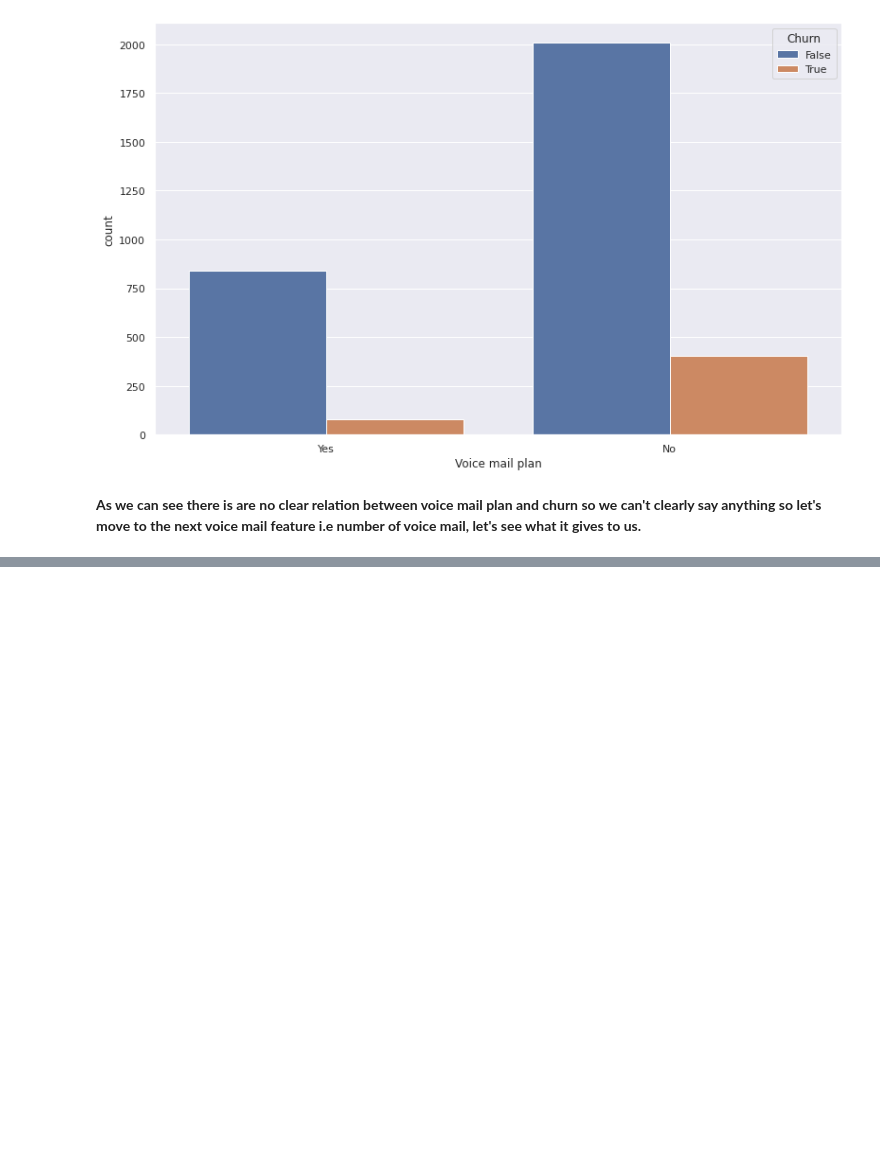
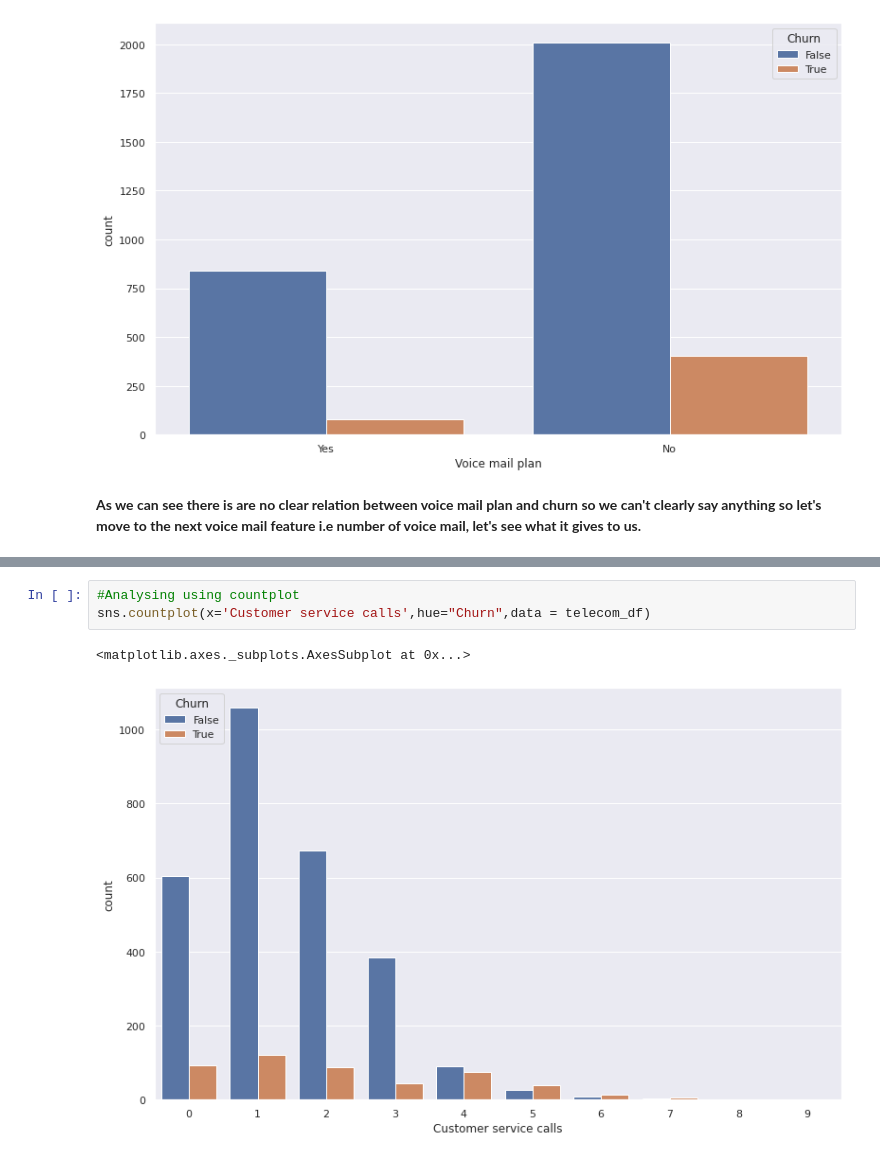
Before and after one commit to harshith9595/Telecom-churn-analysis, a Jupyter notebook: Telecom_Churn_Analysis_Capstone_Project.ipynb, the cells around one changed output, grey strips where cells are left out. Saved outputs shown, nothing was run; the diff lists cells and outputs as text; blank space fills up the shorter version.

```diff
--- a/Telecom_Churn_Analysis_Capstone_Project.ipynb
+++ b/Telecom_Churn_Analysis_Capstone_Project.ipynb
@@ -539,0 +639,6 @@ sns.countplot(x='Voice mail plan',hue="Churn",data = telecom_df)
+# %%
+#Analysing using countplot
+sns.countplot(x='Customer service calls',hue="Churn",data = telecom_df)
+# %% [output]
+<matplotlib.axes._subplots.AxesSubplot at 0x...>
+[figure, added]
```
Also changed, not shown: parts of 36 cells of this notebook.
